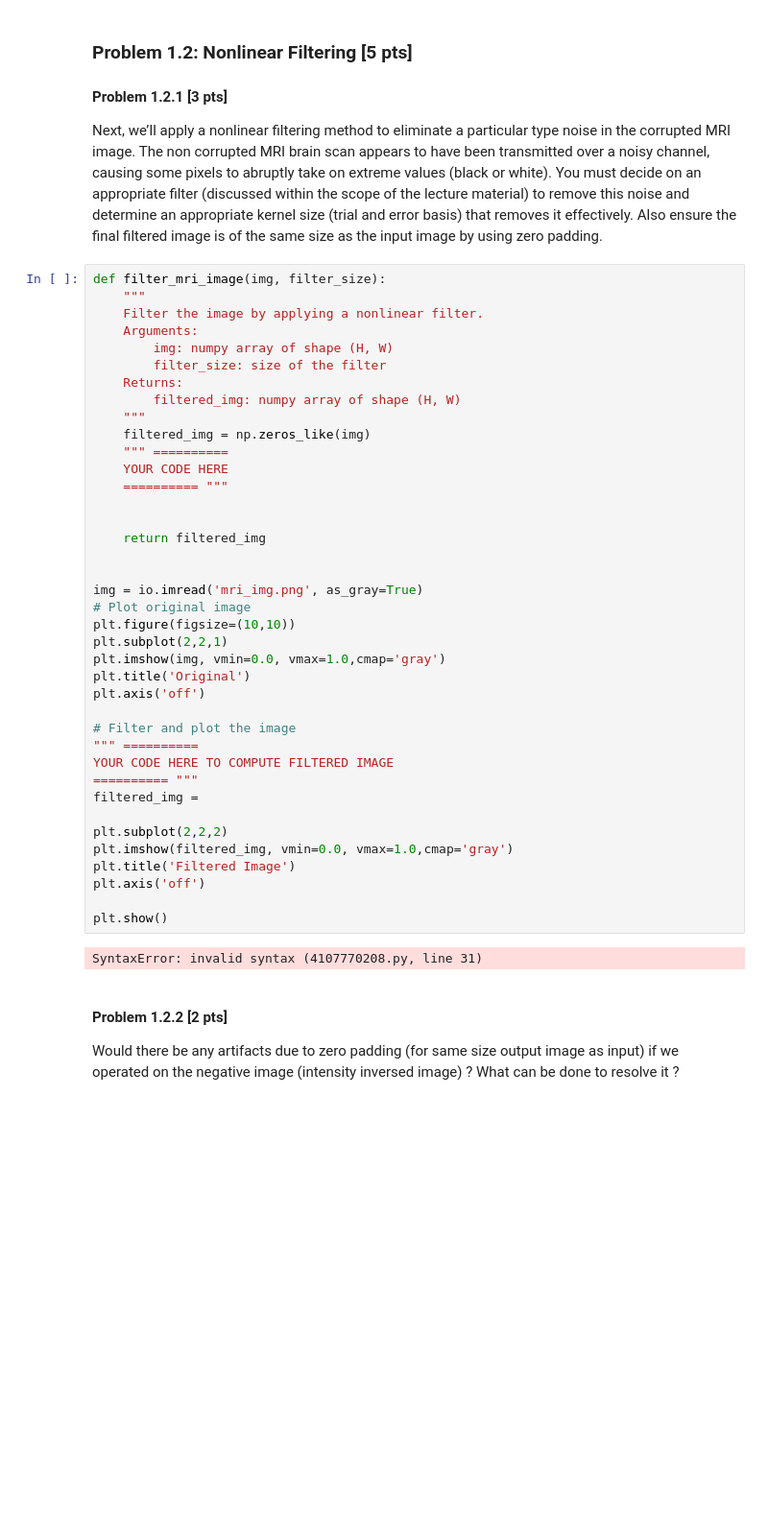
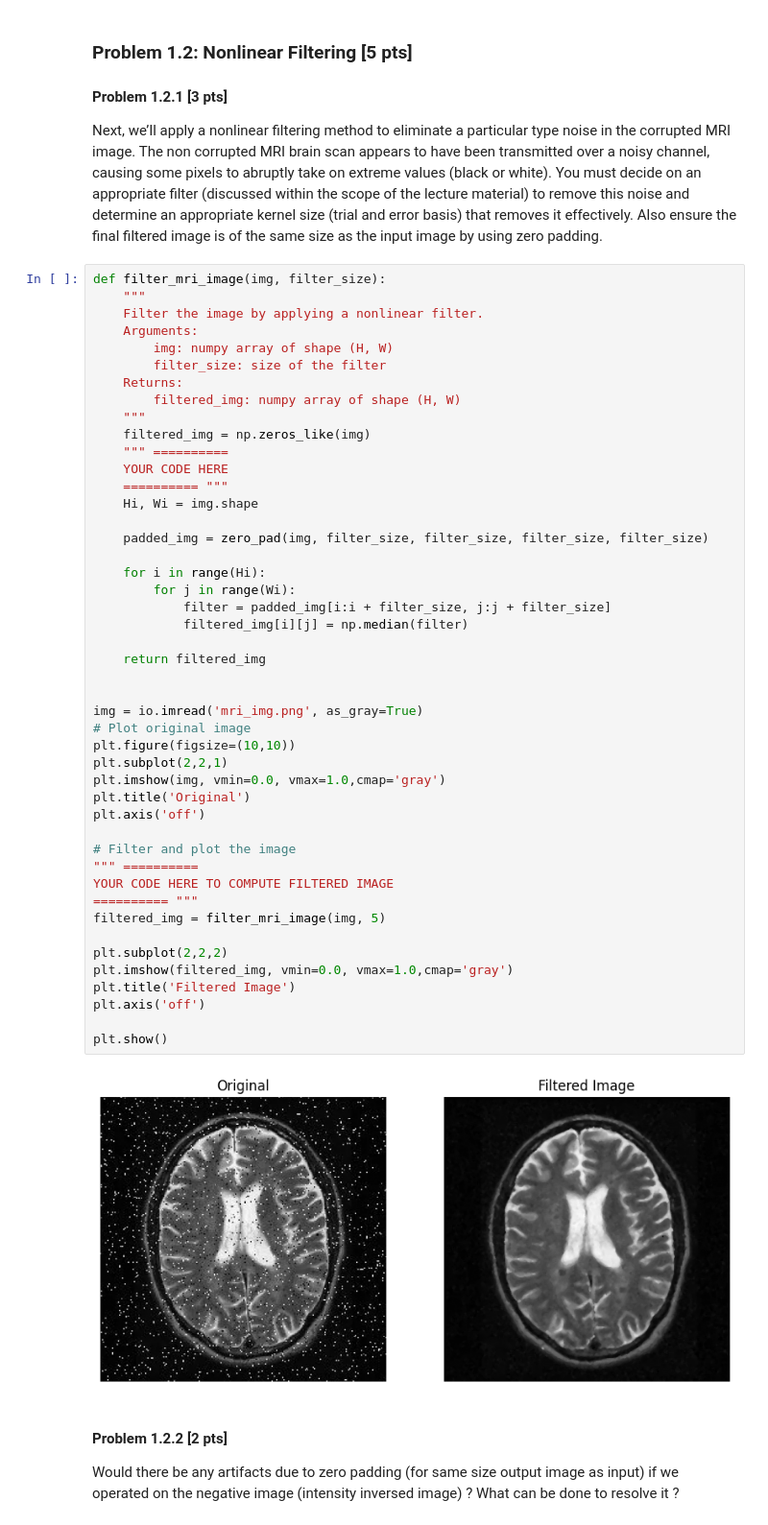
Before and after one commit to evanwc/CSE252A, a Jupyter notebook: A2/CSE252A_FA25_assignment_2.ipynb, the cells around one changed output. Shown at 96% size. Drawn from its saved outputs; the diff is of its cells as text; blank space fills up the shorter version.

```diff
--- a/A2/CSE252A_FA25_assignment_2.ipynb
+++ b/A2/CSE252A_FA25_assignment_2.ipynb
@@ -336,35 +344,42 @@ def filter_mri_image(img, filter_size):
     """
     filtered_img = np.zeros_like(img)
     """ ==========
     YOUR CODE HERE
     ========== """
+    Hi, Wi = img.shape
 
+    padded_img = zero_pad(img, filter_size, filter_size, filter_size, filter_size)
+
+    for i in range(Hi):
+        for j in range(Wi):
+            filter = padded_img[i:i + filter_size, j:j + filter_size]
+            filtered_img[i][j] = np.median(filter)
 
     return filtered_img
 
 
 img = io.imread('mri_img.png', as_gray=True)
 # Plot original image
 plt.figure(figsize=(10,10))
 plt.subplot(2,2,1)
 plt.imshow(img, vmin=0.0, vmax=1.0,cmap='gray')
 plt.title('Original')
 plt.axis('off')
 
 # Filter and plot the image
 """ ==========
 YOUR CODE HERE TO COMPUTE FILTERED IMAGE
 ========== """
-filtered_img =
+filtered_img = filter_mri_image(img, 5)
 
 plt.subplot(2,2,2)
 plt.imshow(filtered_img, vmin=0.0, vmax=1.0,cmap='gray')
 plt.title('Filtered Image')
 plt.axis('off')
 
 plt.show()
 # %% [output]
-SyntaxError: invalid syntax (4107770208.py, line 31)
+[figure, added]
 # %% [markdown]
 #### Problem 1.2.2 [2 pts]
 
```
Also changed, not shown: parts of 17 cells of this notebook.
